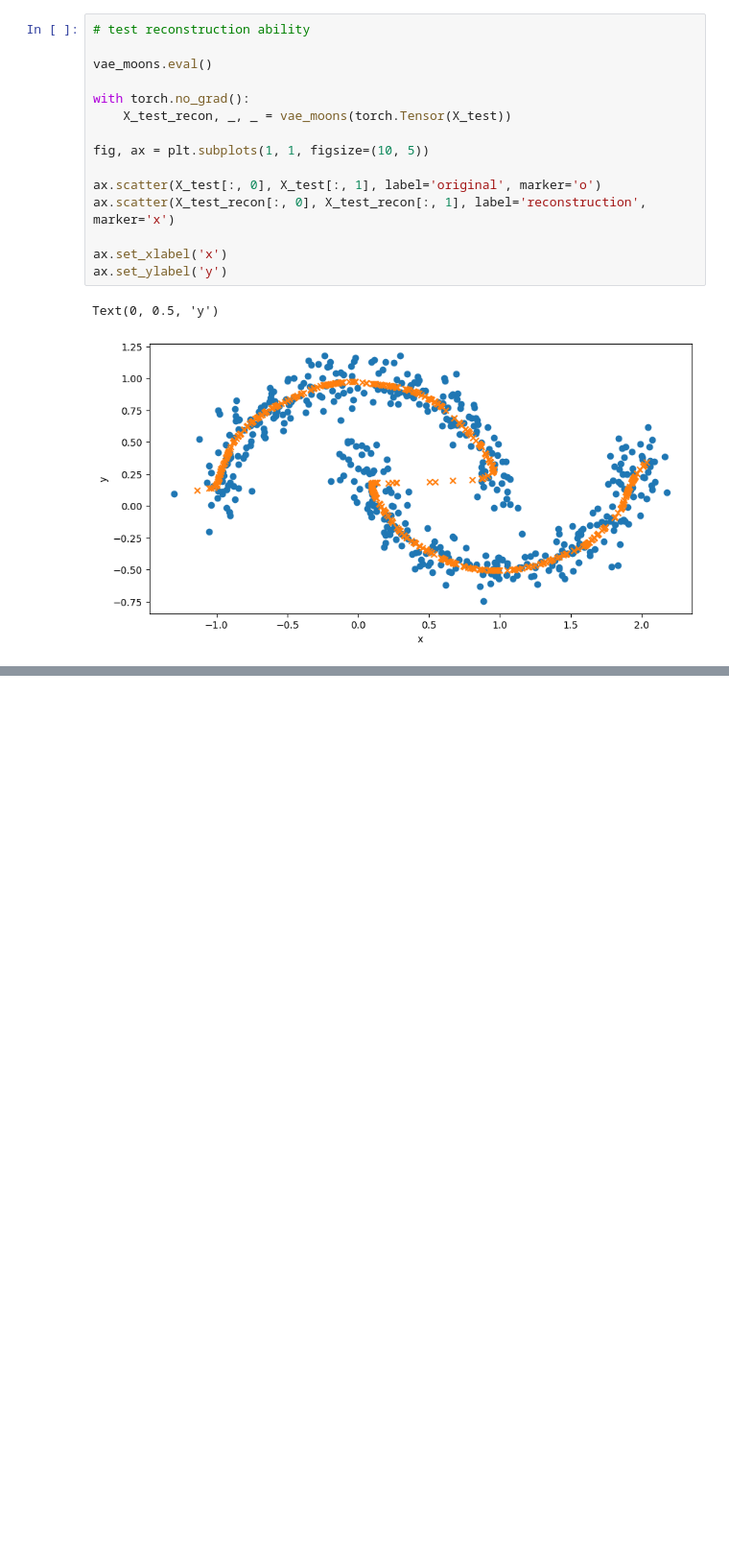
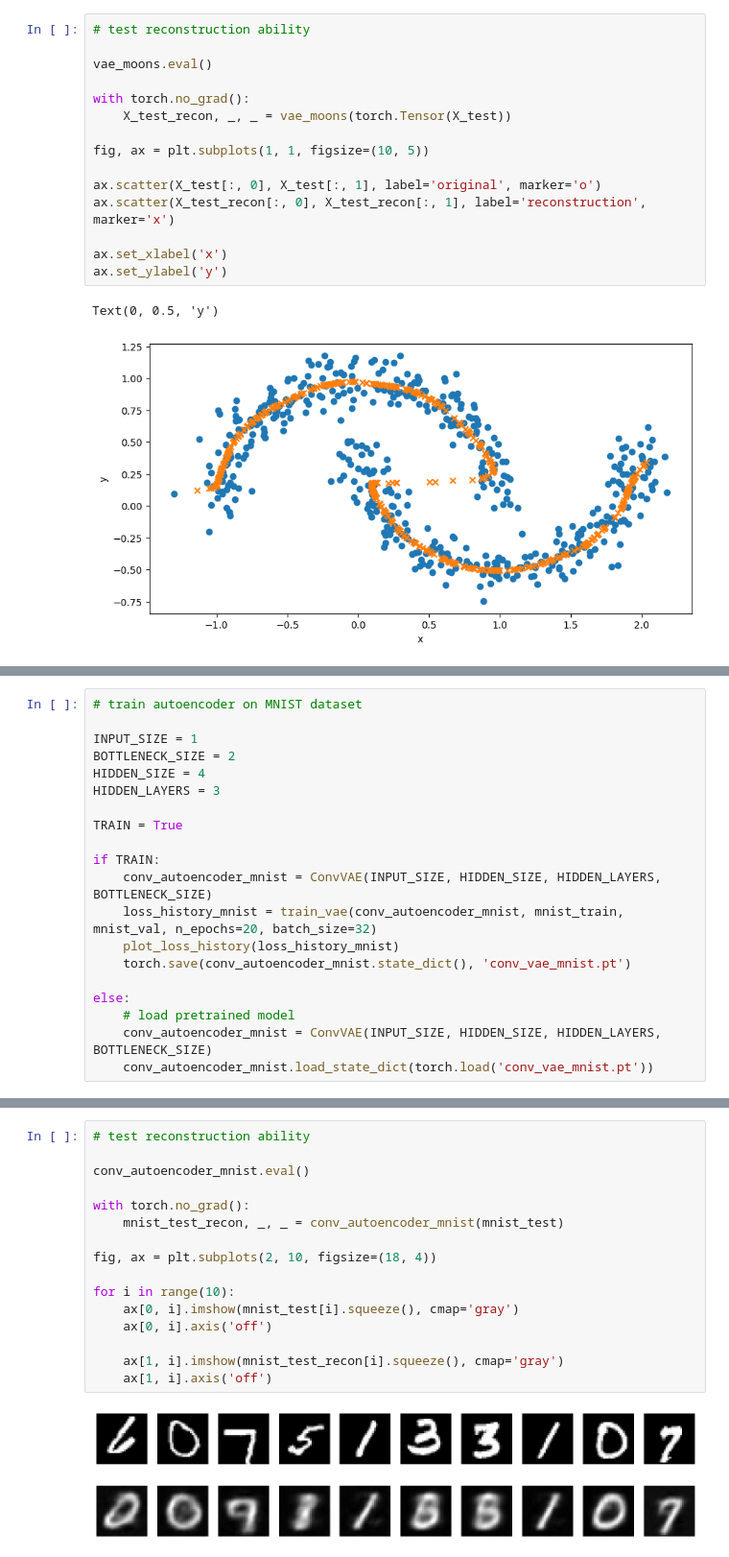
Before and after one commit to CKleiber/SciML-Seminar, a Jupyter notebook: VarationalAutoencoder.ipynb, the cells around one changed output, grey strips where cells are left out. Shown at 96% size. Cells and saved outputs as stored; diff of their text form; blank space fills up the shorter version.

```diff
--- a/VarationalAutoencoder.ipynb
+++ b/VarationalAutoencoder.ipynb
@@ -225,0 +333,20 @@ Text(0, 0.5, 'y')
+# %%
+# train autoencoder on MNIST dataset
+
+INPUT_SIZE = 1
+BOTTLENECK_SIZE = 2
+HIDDEN_SIZE = 4
+HIDDEN_LAYERS = 3
+
+TRAIN = True
+
+if TRAIN:
+    conv_autoencoder_mnist = ConvVAE(INPUT_SIZE, HIDDEN_SIZE, HIDDEN_LAYERS, BOTTLENECK_SIZE)
+    loss_history_mnist = train_vae(conv_autoencoder_mnist, mnist_train, mnist_val, n_epochs=20, batch_size=32)
+    plot_loss_history(loss_history_mnist)
+    torch.save(conv_autoencoder_mnist.state_dict(), 'conv_vae_mnist.pt')
+
+else:
+    # load pretrained model
+    conv_autoencoder_mnist = ConvVAE(INPUT_SIZE, HIDDEN_SIZE, HIDDEN_LAYERS, BOTTLENECK_SIZE)
+    conv_autoencoder_mnist.load_state_dict(torch.load('conv_vae_mnist.pt'))
@@ -225,0 +367,18 @@ Text(0, 0.5, 'y')
+# %%
+# test reconstruction ability
+
+conv_autoencoder_mnist.eval()
+
+with torch.no_grad():
+    mnist_test_recon, _, _ = conv_autoencoder_mnist(mnist_test)
+
+fig, ax = plt.subplots(2, 10, figsize=(18, 4))
+
+for i in range(10):
+    ax[0, i].imshow(mnist_test[i].squeeze(), cmap='gray')
+    ax[0, i].axis('off')
+
+    ax[1, i].imshow(mnist_test_recon[i].squeeze(), cmap='gray')
+    ax[1, i].axis('off')
+# %% [output]
+[figure, added]
```
Also changed, not shown: parts of 8 cells of this notebook, 1 other file.
